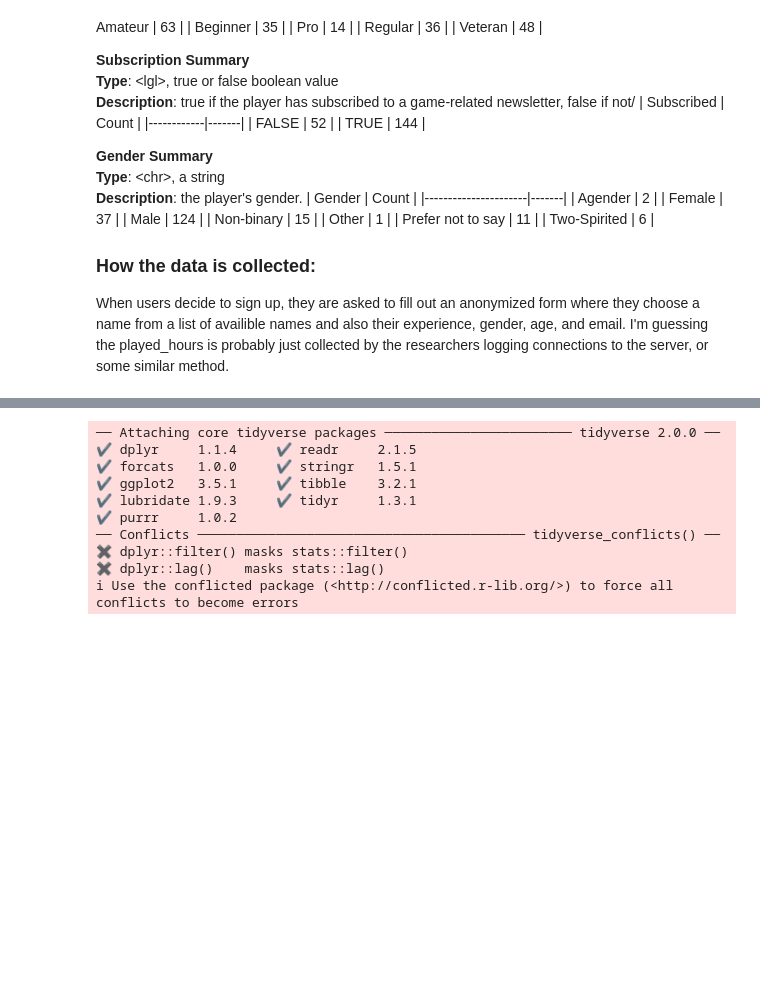
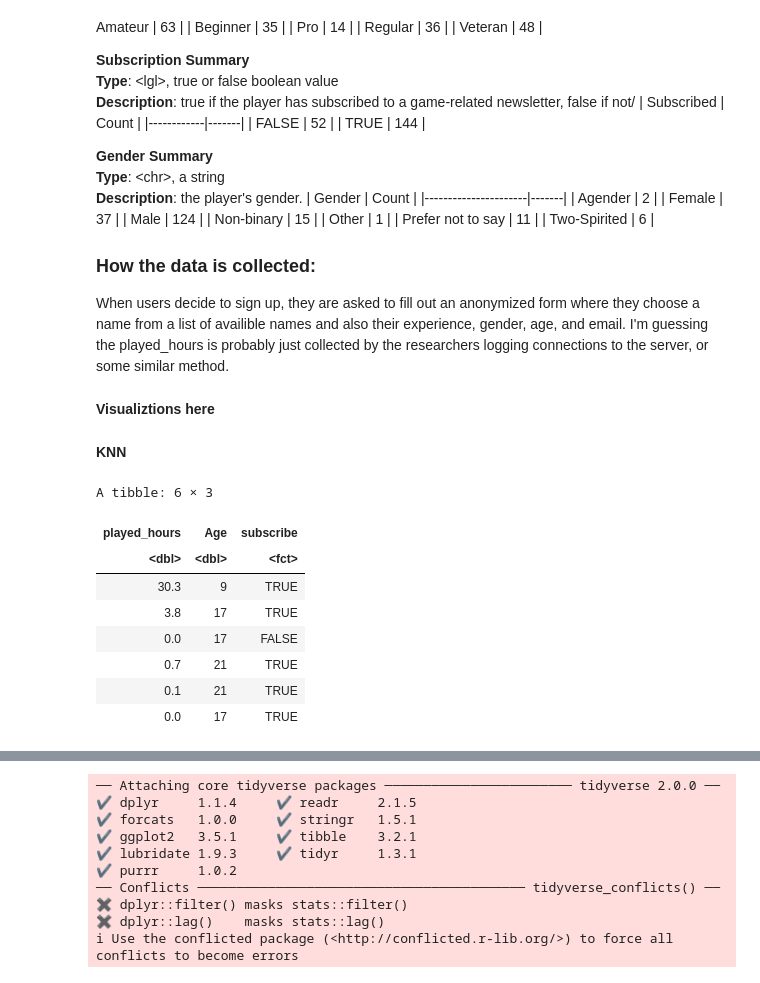
Before and after one commit to emmah47/dsci-group-project, a Jupyter notebook: Individual.ipynb, the cells around one changed output, grey strips where cells are left out. Saved outputs shown, nothing was run; the diff lists cells and outputs as text; code cells hidden in the pictures; blank space fills up the shorter version.

```diff
--- a/Individual.ipynb
+++ b/Individual.ipynb
@@ -142,3 +142,21 @@ Prefer not to say      Two-Spirited
 
 ### How the data is collected:
 When users decide to sign up, they are asked to fill out an anonymized form where they choose a name from a list of availible names and also their experience, gender, age, and email. I'm guessing the played_hours is probably just collected by the researchers logging connections to the server, or some similar method.
+# %% [markdown]
+**Visualiztions here**
+# %% [markdown]
+**KNN**
+# %%
+players_data <- select(clean_data, played_hours, Age, subscribe) |>
+     mutate(subscribe = as_factor(subscribe))
+head(players_data)
+# %% [output]
+A tibble: 6 × 3
+| played_hours | Age | subscribe |
+| <dbl> | <dbl> | <fct> |
+| 30.3 | 9 | TRUE |
+| 3.8 | 17 | TRUE |
+| 0.0 | 17 | FALSE |
+| 0.7 | 21 | TRUE |
+| 0.1 | 21 | TRUE |
+| 0.0 | 17 | TRUE |
```
Also changed, not shown: parts of 4 cells of this notebook.
